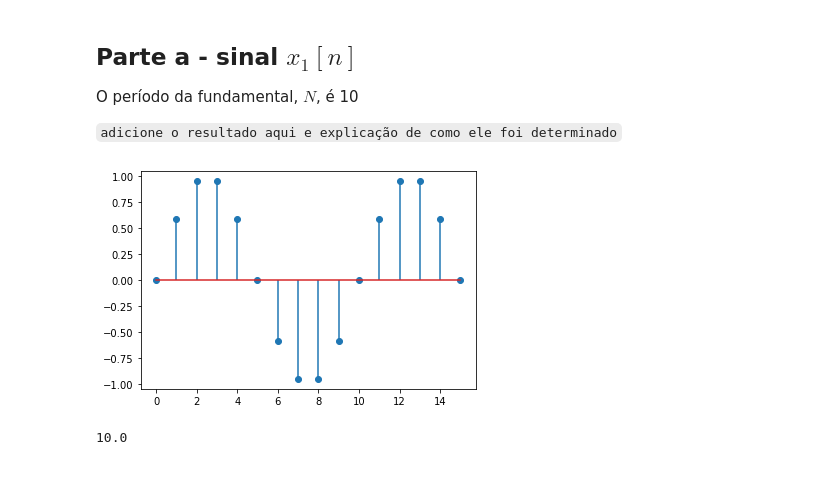
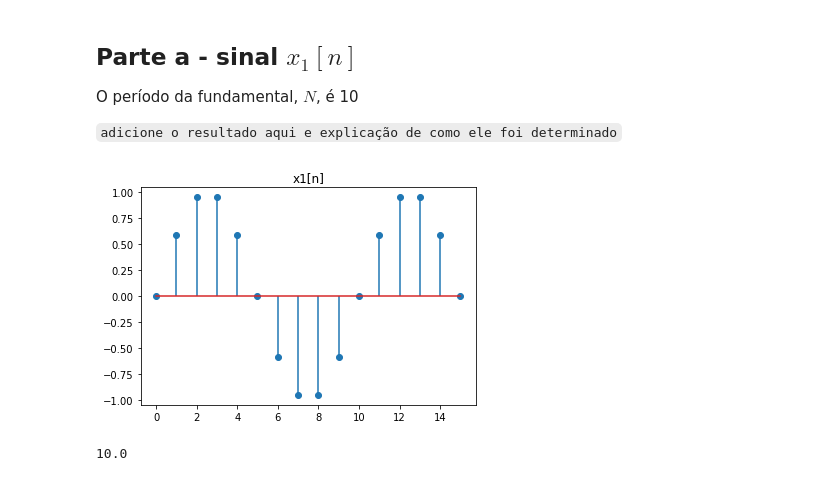
Before and after one commit to julianafalves/Sinais-Digitais, a Jupyter notebook: Projeto1.ipynb, the cells around one changed output. Saved outputs shown, nothing was run; the diff lists cells and outputs as text; code cells hidden in the pictures.

```diff
--- a/Projeto1.ipynb
+++ b/Projeto1.ipynb
@@ -59,6 +56,7 @@ n = np.arange(0, 16, dtype= 'int64')
 # %%
-stem(n,x1(n), use_line_collection=True)
+stem(n, x1(n), use_line_collection=True)
+title('x1[n]')
 show()
 # %% [output]
-[figure, old version]
+[figure, new version]
 # %%
```
Also changed, not shown: parts of 18 cells of this notebook.
